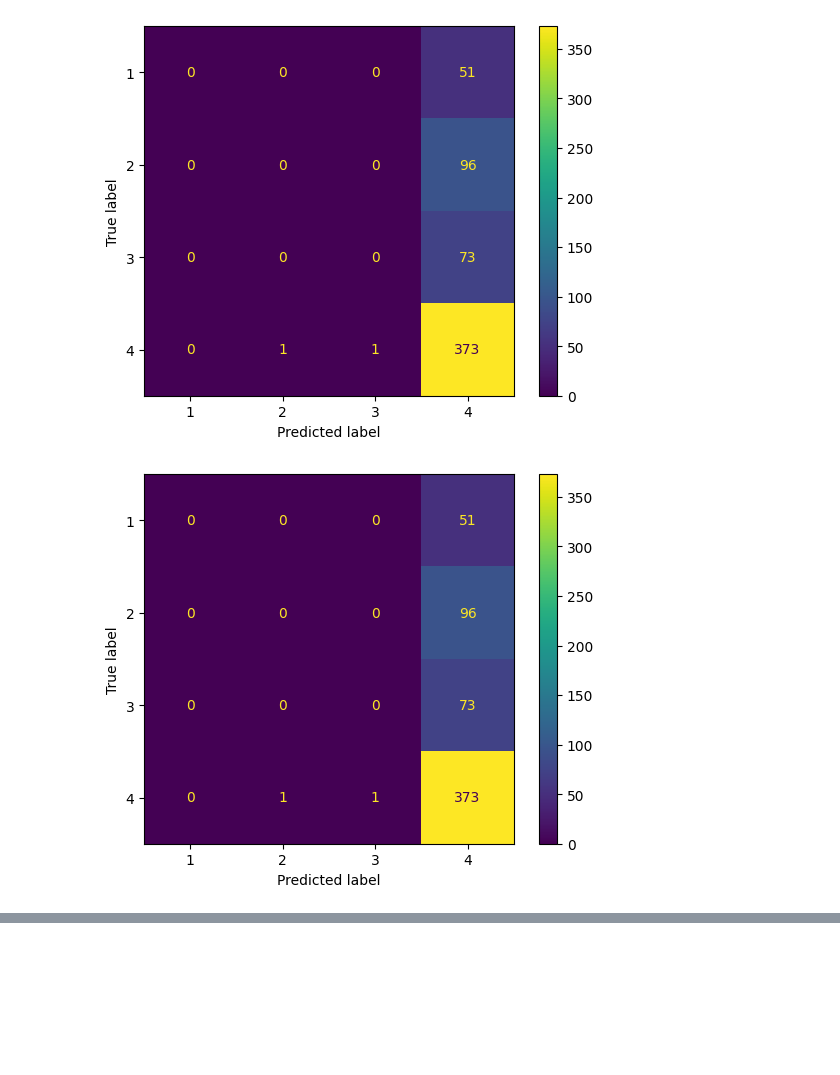
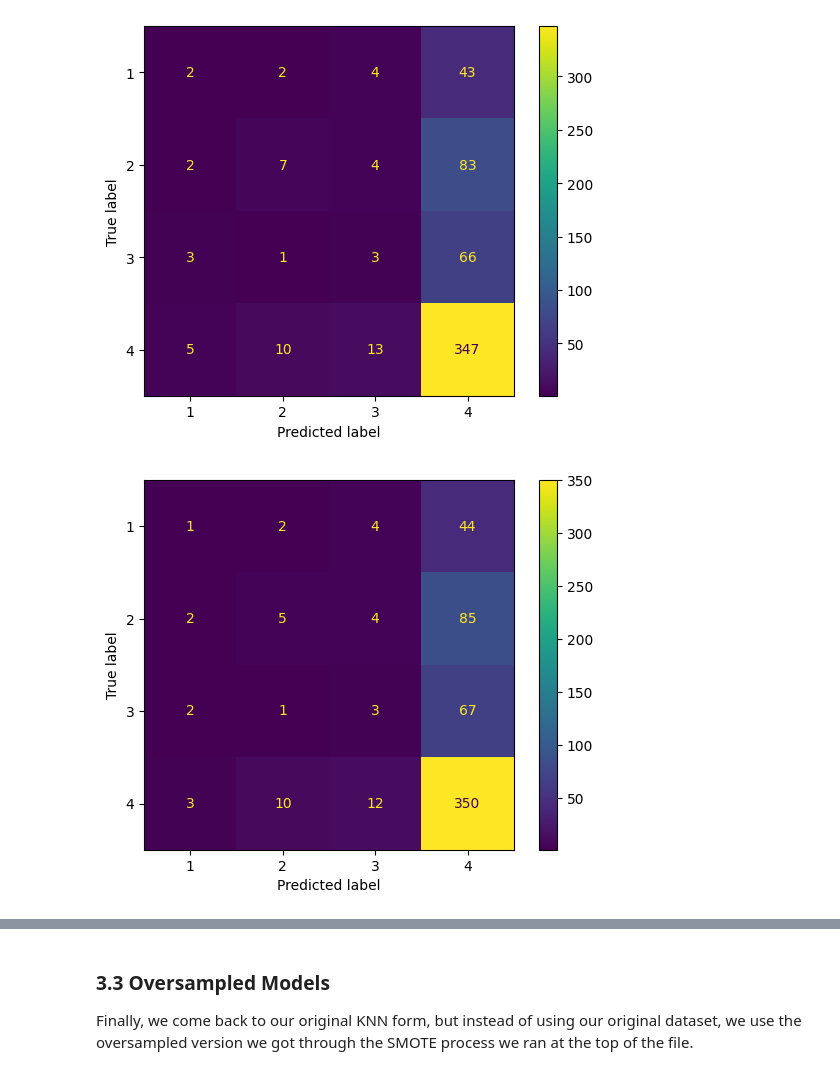
Before and after one commit to andrewjtdunn/Costa-Rican-Household-Poverty-Level-Prediction, a Jupyter notebook: ML model testing/knn.ipynb, the cells around one changed output, grey strips where cells are left out. Drawn from its saved outputs; the diff is of its cells as text; code cells hidden in the pictures; blank space fills up the shorter version.

```diff
--- a/knn.ipynb
+++ b/ML model testing/knn.ipynb
@@ -60,7 +61,7 @@ for num in [3,5,10,15,20]:
         neigh.fit(df.drop(columns='Target'),df.loc[:,'Target'])
         preds[f'k_{num}_{choice}'] = neigh.predict(X_valid)
         print(f'k_{num}_{choice}')
-        accuracy, f1, recall = ec.evaluate_classification(preds[f'k_{num}_{choice}'],y_valid,cm=True)
+        accuracy, f1, recall = ec.evaluate_classification(preds[f'k_{num}_{choice}'],y_valid,cm=True,return_vals=True)
         scores[f'k_{num}_{choice}'] = {'accuracy': accuracy, 'f1': f1, 'recall': recall}
         print('\n')
 # %% [output]
@@ -94,11 +99,11 @@ Recall: 0.6050420168067226
 # %%
-for num in [3,5,10,15,20]:
+for num in [10,50,100,150,200]:
     for choice in ['uniform','distance']:
         neigh = RadiusNeighborsClassifier(radius=num, weights=choice, outlier_label='most_frequent')
         neigh.fit(df.drop(columns='Target'),df.loc[:,'Target'])
         preds[f'rad_{num}_{choice}'] = neigh.predict(X_valid)
         print(f'rad_{num}_{choice}')
-        accuracy, f1, recall = ec.evaluate_classification(preds[f'rad_{num}_{choice}'],y_valid,cm=True)
+        accuracy, f1, recall = ec.evaluate_classification(preds[f'rad_{num}_{choice}'],y_valid,cm=True,return_vals=True)
         scores[f'rad_{num}_{choice}'] = {'accuracy': accuracy, 'f1': f1, 'recall': recall}
         print('\n')
 # %% [output]
@@ -124,2 +129,2 @@ Recall: 0.6201680672268908
-[figure, old version]
+[figure, new version]
-[figure, old version]
+[figure, new version]
@@ -132,3 +137,7 @@ Recall: 0.6201680672268908
+# %% [markdown]
+### 3.3 Oversampled Models
+
+Finally, we come back to our original KNN form, but instead of using our original dataset, we use the oversampled version we got through the SMOTE process we ran at the top of the file.
 # %%
 for num in [3,5,10,15,20]:
     for choice in ['uniform','distance']:
```
Also changed, not shown: parts of 21 cells of this notebook, 14 other files.
